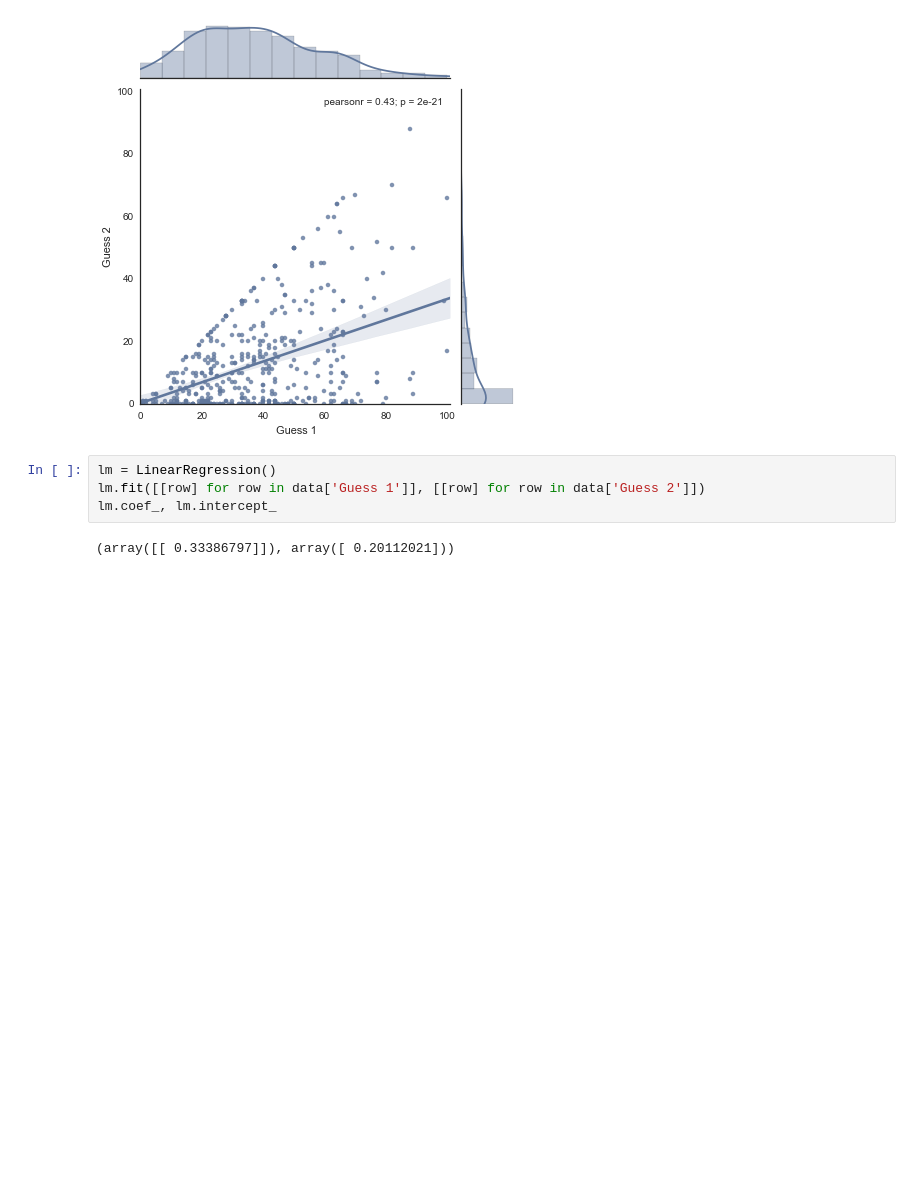
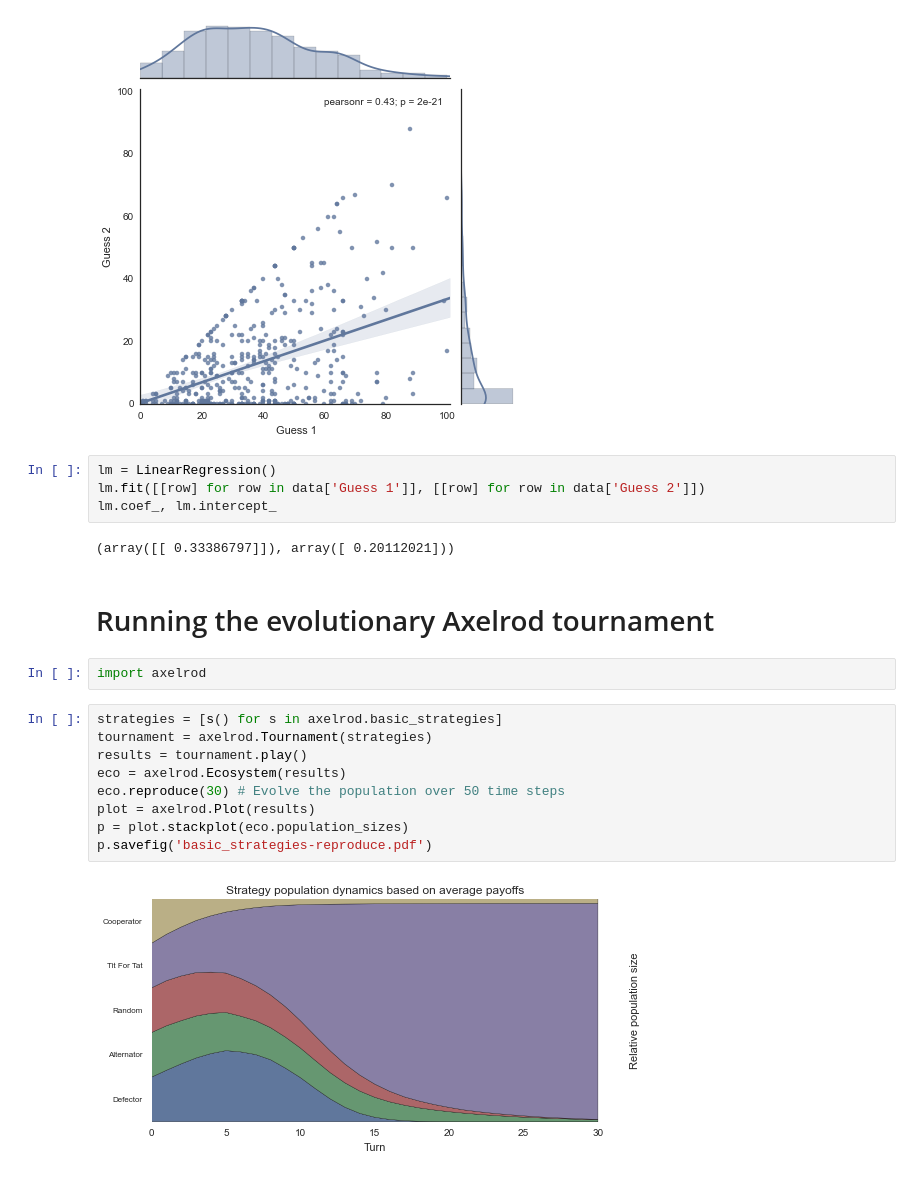
Before and after one commit to drvinceknight/Playing-games-a-case-study-in-active-learning, a Jupyter notebook: data/plot.ipynb, the cells around one changed output. Drawn from its saved outputs; the diff is of its cells as text; blank space fills up the shorter version.

Commit message:
Seaborn version of the axelrod plot.

```diff
--- a/data/plot.ipynb
+++ b/data/plot.ipynb
@@ -108,3 +108,18 @@
 lm.coef_, lm.intercept_
 # %% [output]
 (array([[ 0.33386797]]), array([ 0.20112021]))
+# %% [markdown]
+# Running the evolutionary Axelrod tournament
+# %%
+import axelrod
+# %%
+strategies = [s() for s in axelrod.basic_strategies]
+tournament = axelrod.Tournament(strategies)
+results = tournament.play()
+eco = axelrod.Ecosystem(results)
+eco.reproduce(30) # Evolve the population over 50 time steps
+plot = axelrod.Plot(results)
+p = plot.stackplot(eco.population_sizes)
+p.savefig('basic_strategies-reproduce.pdf')
+# %% [output]
+[figure, added]
```
Also changed, not shown: 8 other files.
